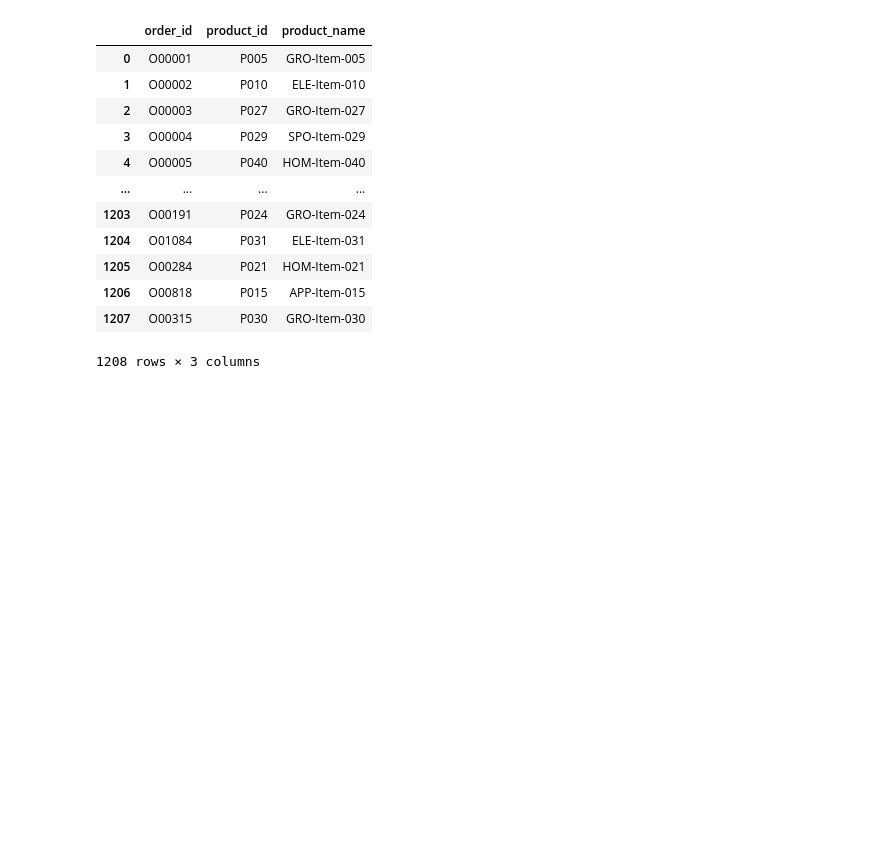
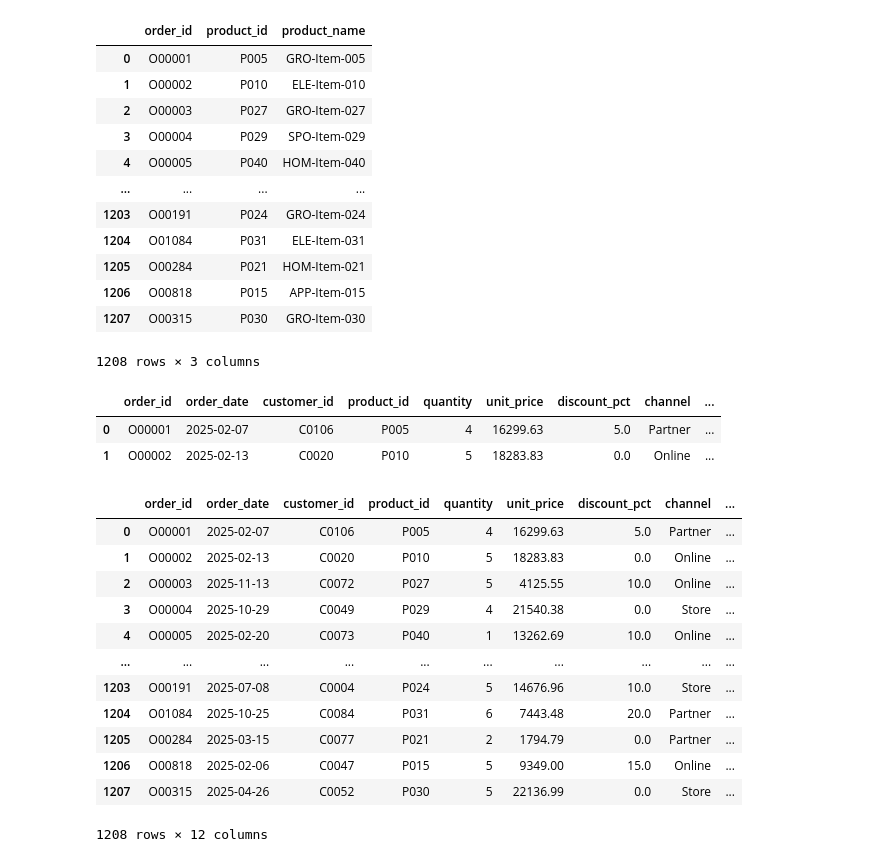
Before and after one commit to sharmaaditya2697-commits/pandas_practice, a Jupyter notebook: test25sept2026.ipynb, the cells around one changed output. Saved outputs shown, nothing was run; the diff lists cells and outputs as text; code cells hidden in the pictures; blank space fills up the shorter version.

```diff
--- a/test25sept2026.ipynb
+++ b/test25sept2026.ipynb
@@ -1444,3 +1444,33 @@ sales_data_orders.merge(sales_data_products[['product_id','product_name']],
 | 1206 | O00818 | P015 | APP-Item-015 |
 | 1207 | O00315 | P030 | GRO-Item-030 |
 1208 rows × 3 columns
+# %%
+#sales_data_orders['cogs']=(sales_data_orders['quantity']*sales_data_orders['cost_price'])
+#sales_data_orders['cogs'] = (
+#    sales_data_orders['quantity'] * sales_data_orders['cost_price']
+#)
+sales_data_orders.head(2)
+# %% [output]
+|  | order_id | order_date | customer_id | product_id | quantity | unit_price | discount_pct | channel | ... |
+| 0 | O00001 | 2025-02-07 | C0106 | P005 | 4 | 16299.63 | 5.0 | Partner | ... |
+| 1 | O00002 | 2025-02-13 | C0020 | P010 | 5 | 18283.83 | 0.0 | Online | ... |
+# %%
+sales_data_cog=sales_data_orders.merge(sales_data_products[['product_id','cost_price']],
+                        on='product_id',
+                        how='left')
+# %%
+sales_data_cog
+# %% [output]
+|  | order_id | order_date | customer_id | product_id | quantity | unit_price | discount_pct | channel | ... |
+| 0 | O00001 | 2025-02-07 | C0106 | P005 | 4 | 16299.63 | 5.0 | Partner | ... |
+| 1 | O00002 | 2025-02-13 | C0020 | P010 | 5 | 18283.83 | 0.0 | Online | ... |
+| 2 | O00003 | 2025-11-13 | C0072 | P027 | 5 | 4125.55 | 10.0 | Online | ... |
+| 3 | O00004 | 2025-10-29 | C0049 | P029 | 4 | 21540.38 | 0.0 | Store | ... |
+| 4 | O00005 | 2025-02-20 | C0073 | P040 | 1 | 13262.69 | 10.0 | Online | ... |
+| ... | ... | ... | ... | ... | ... | ... | ... | ... | ... |
+| 1203 | O00191 | 2025-07-08 | C0004 | P024 | 5 | 14676.96 | 10.0 | Store | ... |
+| 1204 | O01084 | 2025-10-25 | C0084 | P031 | 6 | 7443.48 | 20.0 | Partner | ... |
+| 1205 | O00284 | 2025-03-15 | C0077 | P021 | 2 | 1794.79 | 0.0 | Partner | ... |
+| 1206 | O00818 | 2025-02-06 | C0047 | P015 | 5 | 9349.00 | 15.0 | Online | ... |
+| 1207 | O00315 | 2025-04-26 | C0052 | P030 | 5 | 22136.99 | 0.0 | Store | ... |
+1208 rows × 12 columns
```
Also changed, not shown: parts of 21 cells of this notebook.
